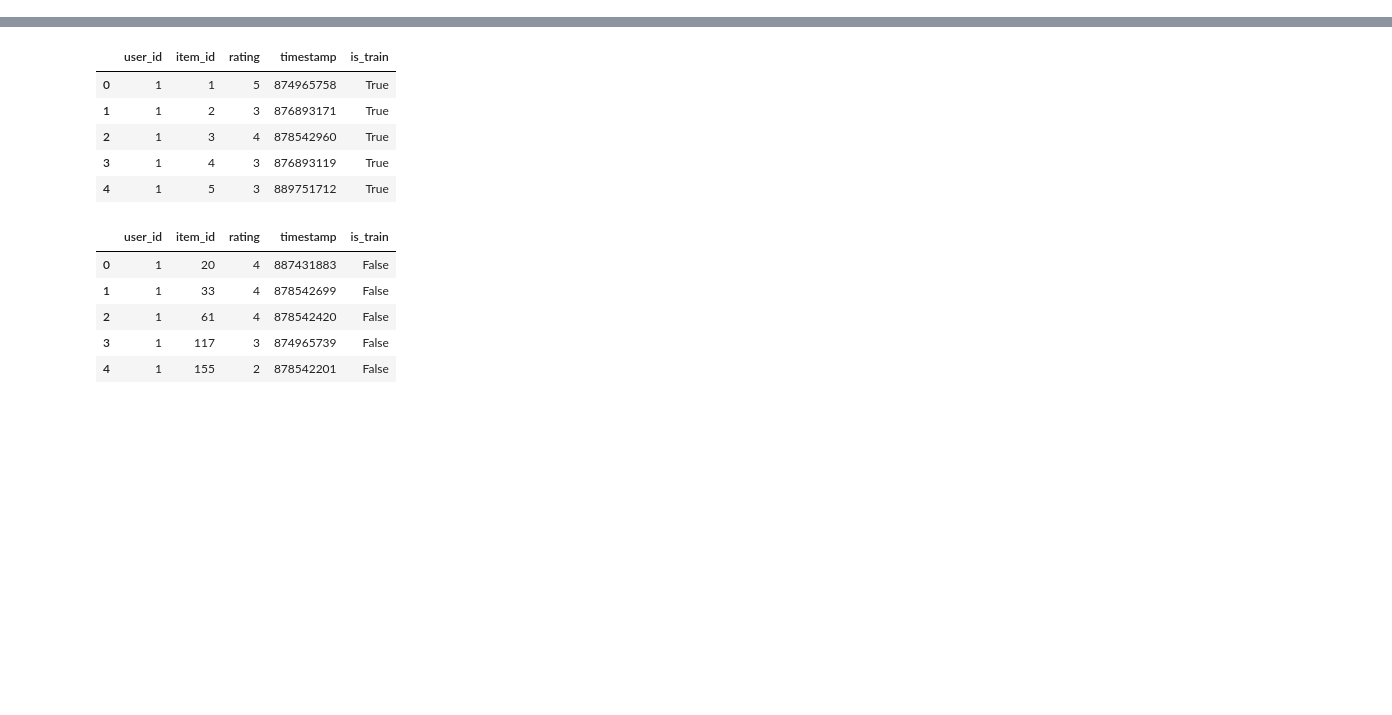
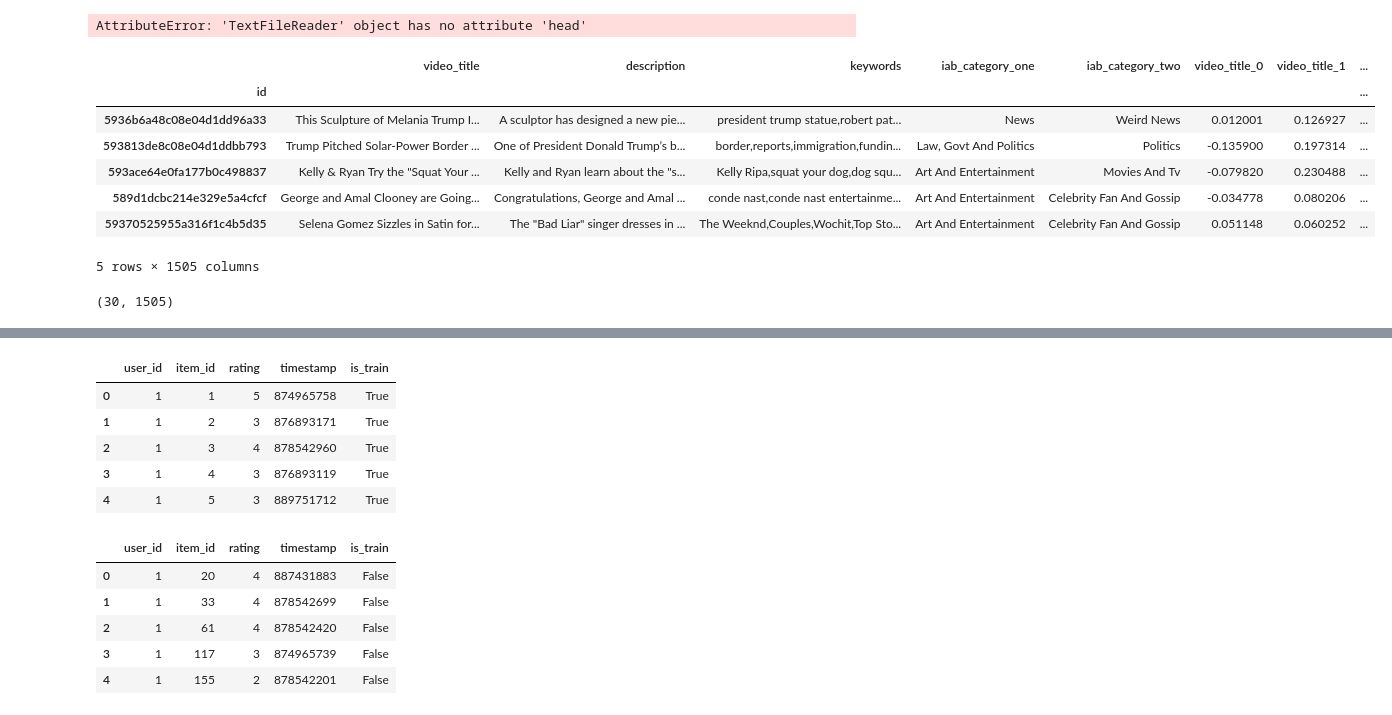
Before and after one commit to ehudbaumatz/recsys, a Jupyter notebook: notebooks/touching base.ipynb, the cells around one changed output, grey strips where cells are left out. Drawn from its saved outputs; the diff is of its cells as text; code cells hidden in the pictures; blank space fills up the shorter version.

```diff
--- a/notebooks/touching base.ipynb
+++ b/notebooks/touching base.ipynb
@@ -1,6 +1,6 @@
 # %%
 %matplotlib inline
-import StringIO
+
 import numpy as np
 import pandas as pd
 from scipy import stats, integrate
@@ -11,3 +11,5 @@ import seaborn as sns
 sns.set(color_codes=True)
 
 pd.options.display.max_columns = 999
+pd.options.display.max_rows = 999
+np.set_printoptions(threshold=np.nan)
@@ -13,0 +178,21 @@ pd.options.display.max_columns = 999
+# %%
+reader = pd.read_csv('/Users/baumatz/Downloads/000000_0 (1)', iterator=True, chunksize=10000)
+df =
+# %% [output]
+AttributeError: 'TextFileReader' object has no attribute 'head'
+# %%
+features = pd.read_csv('/Users/baumatz/Documents/workspace/playground/features.csv', index_col='id')
+features.head()
+# %% [output]
+|  | video_title | description | keywords | iab_category_one | iab_category_two | video_title_0 | video_title_1 | ... |
+| id |  |  |  |  |  |  |  | ... |
+| 5936b6a48c08e04d1dd96a33 | This Sculpture of Melania Trump I... | A sculptor has designed a new pie... | president trump statue,robert pat... | News | Weird News | 0.012001 | 0.126927 | ... |
+| 593813de8c08e04d1ddbb793 | Trump Pitched Solar-Power Border ... | One of President Donald Trump’s b... | border,reports,immigration,fundin... | Law, Govt And Politics | Politics | -0.135900 | 0.197314 | ... |
+| 593ace64e0fa177b0c498837 | Kelly & Ryan Try the "Squat Your ... | Kelly and Ryan learn about the "s... | Kelly Ripa,squat your dog,dog squ... | Art And Entertainment | Movies And Tv | -0.079820 | 0.230488 | ... |
+| 589d1dcbc214e329e5a4cfcf | George and Amal Clooney are Going... | Congratulations, George and Amal ... | conde nast,conde nast entertainme... | Art And Entertainment | Celebrity Fan And Gossip | -0.034778 | 0.080206 | ... |
+| 59370525955a316f1c4b5d35 | Selena Gomez Sizzles in Satin for... | The "Bad Liar" singer dresses in ... | The Weeknd,Couples,Wochit,Top Sto... | Art And Entertainment | Celebrity Fan And Gossip | 0.051148 | 0.060252 | ... |
+5 rows × 1505 columns
+# %%
+features.shape
+# %% [output]
+(30, 1505)
```
Also changed, not shown: parts of 30 cells of this notebook, 7 other files.
